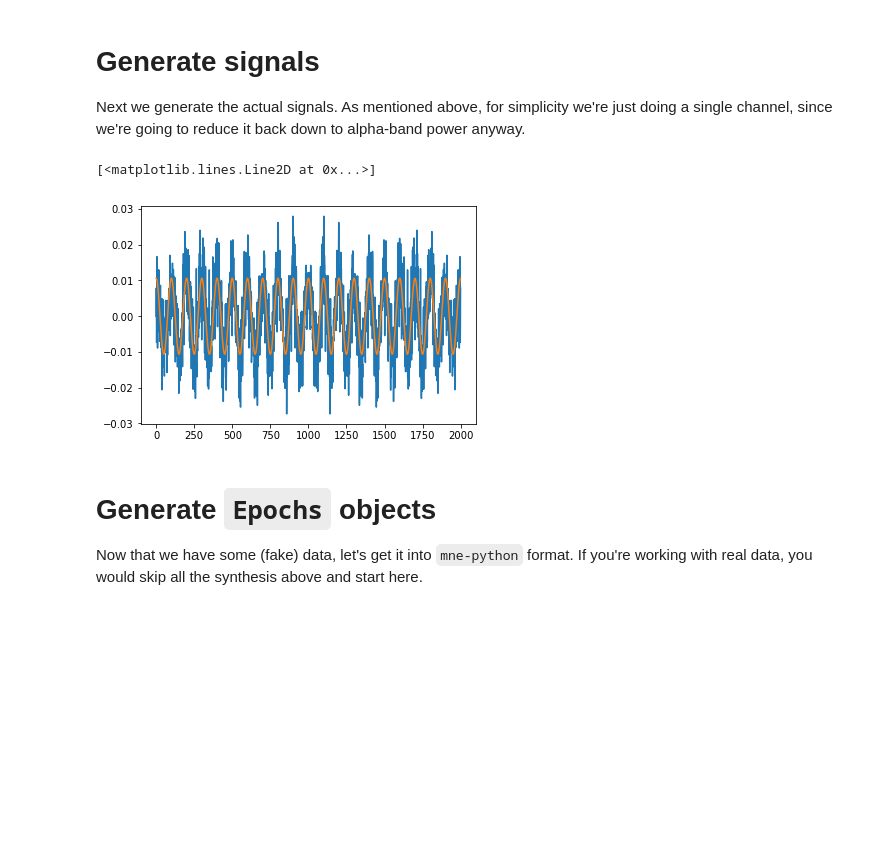
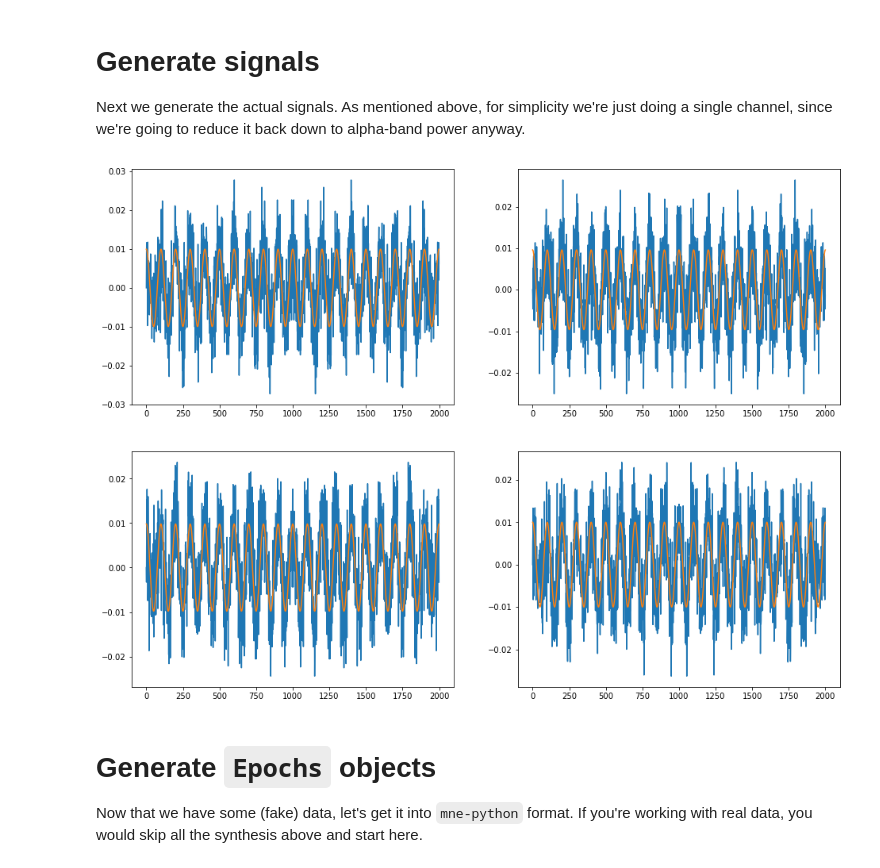
Before and after one commit to drammock/mne-mixmod-tut, a Jupyter notebook: mne_mixmod_tutorial.ipynb, the cells around one changed output. Cells and saved outputs as stored; diff of their text form; code cells hidden in the pictures; blank space fills up the shorter version.

Commit message:
fix: noise is now different across trials

```diff
--- a/mne_mixmod_tutorial.ipynb
+++ b/mne_mixmod_tutorial.ipynb
@@ -3,7 +3,7 @@ import numpy as np
 import mne
 import matplotlib.pyplot as plt
 
+%load_ext rpy2.ipython
 %matplotlib inline
-%load_ext rpy2.ipython
-
+plt.rc('figure', figsize=(16, 12))
 rng = np.random.RandomState(12345)
@@ -56,33 +59,37 @@ Next we generate the actual signals.  As mentioned above, for simplicity we're j
 # %%
 times = np.linspace(0, epoch_dur, int(epoch_dur * fs))
 #signal = np.empty((len(subjs), len(trials), len(times)))
 
 fourier_freqs = np.fft.rfftfreq(len(times), d=1/fs)
 alpha_freqs = np.where(np.logical_and(fourier_freqs > 8, fourier_freqs < 12))[0]
 not_alpha_freqs = np.where(np.logical_or(fourier_freqs < 7, fourier_freqs > 13))[0]
 fourier_coefs = np.zeros((len(subjs), len(trials), len(fourier_freqs)))
 # for simplicity, just put all the power in a single frequency bin near the middle of the alpha band
 freq_bin = len(alpha_freqs) // 2
 fourier_coefs[:, :, alpha_freqs[freq_bin]] = np.sqrt(alpha_powers)
 
 # generate the signals
 signal = np.fft.irfft(fourier_coefs, axis=-1)
 
 # make sure we didn't screw up:
 powr = np.fft.rfft(signal, axis=-1)
 powr = (powr * powr).sum(axis=-1)
 assert np.allclose(alpha_powers, powr)
 
 # add some energy outside alpha band
-fourier_coefs[:, :, not_alpha_freqs] = rng.rand(len(not_alpha_freqs))
+coefs = rng.rand(len(subjs) * len(trials) * len(not_alpha_freqs)).reshape(len(subjs), len(trials), -1)
+fourier_coefs[:, :, not_alpha_freqs] = coefs
 signal_plus_noise = np.fft.irfft(fourier_coefs, axis=-1)
 signal_plus_noise[:, :, 0] = 0.  # hack to avoid cosine phase issue
 
-plt.plot(signal_plus_noise[0,0,:])
-plt.plot(signal[0,0,:])
+# TODO: signal appears the same in all trials below
+# plot a few trials, just to see
+fig, axs = plt.subplots(2, 2)
+for trial, ax in zip([0, 20, 50, 90], axs.ravel()):
+    ax.plot(signal_plus_noise[0, trial, :])
+    ax.plot(signal[0, trial, :])
 # %% [output]
-[<matplotlib.lines.Line2D at 0x...>]
-[figure, old version]
+[figure, new version]
 # %% [markdown]
 # Generate `Epochs` objects
 Now that we have some (fake) data, let's get it into `mne-python` format.  If you're working with real data, you would skip all the synthesis above and start here.
```
Also changed, not shown: parts of 1 cell of this notebook.
